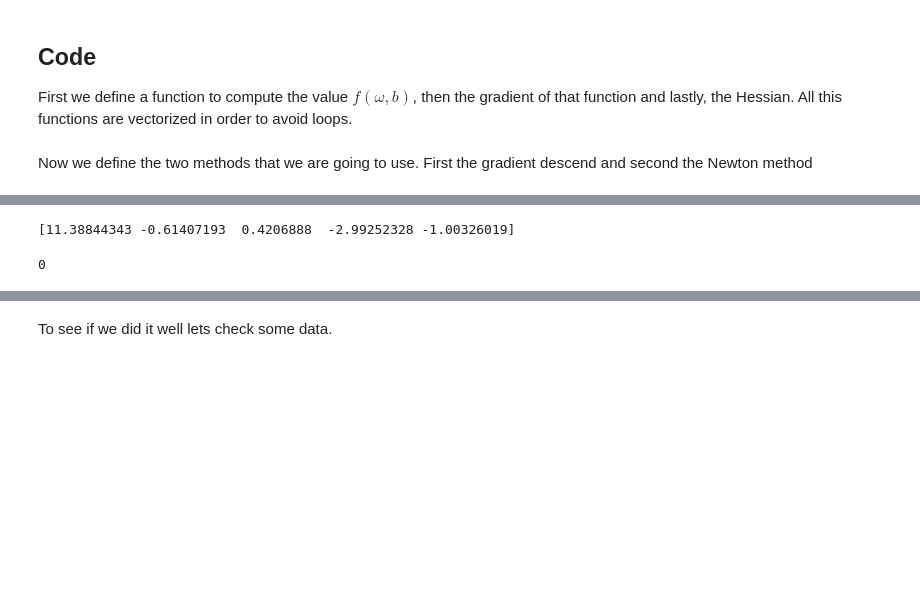
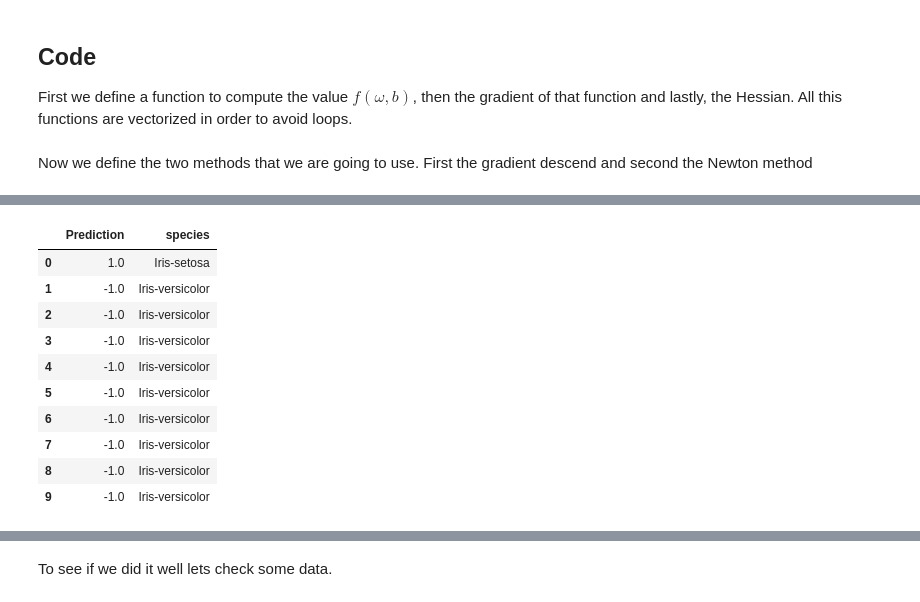
Before and after one commit to tamames/Optimization-homework, a Jupyter notebook: 3/Entrega3.ipynb, the cells around one changed output, grey strips where cells are left out. Cells and saved outputs as stored; diff of their text form; code cells hidden in the pictures; blank space fills up the shorter version.

```diff
--- a/3/Entrega3.ipynb
+++ b/3/Entrega3.ipynb
@@ -300,16 +319,30 @@ print(point_0)
+# %%
+point = gradient_descend(point_0, 0.01, Y, X.T)
+
+predictions = classify(point, X_test.T)
+predictions
+# %% [output]
+|  | Prediction | species |
+| 0 | 1.0 | Iris-setosa |
+| 1 | -1.0 | Iris-versicolor |
+| 2 | -1.0 | Iris-versicolor |
+| 3 | -1.0 | Iris-versicolor |
+| 4 | -1.0 | Iris-versicolor |
+| 5 | -1.0 | Iris-versicolor |
+| 6 | -1.0 | Iris-versicolor |
+| 7 | -1.0 | Iris-versicolor |
+| 8 | -1.0 | Iris-versicolor |
+| 9 | -1.0 | Iris-versicolor |
 # %%
-point = newtons_method(10e-5, point_0, 0.01, Y, X.T)
-print(point)
-w = point[1:]
-b = point[0]
+# point_g = gradient_descend(point_0, 0.01, Y, X.T)
+# print(point_g)
+# w_g = point_g[1:]
+# b_g = point_g[0]
 
-w_matrix = np.tile(w, (90, 1)).T
-b_vector = np.full_like(Y, fill_value=b)
-pred = np.sign((w_matrix * X.T).sum(0) + b_vector)
-(Y != pred).sum()
+# w_matrix = np.tile(w_g, (90, 1)).T
+# b_vector = np.full_like(Y, fill_value=b_g)
+# pred = np.sign((w_matrix * X.T).sum(0) + b_vector)
+# (Y != pred).sum()
-# %% [output]
-[11.38844343 -0.61407193  0.4206888  -2.99252328 -1.00326019]
-0
 # %%
 def fit(point_0, Y, X, stop, newton = True):
     """We start with mu big enough so our function is differentiable
```
Also changed, not shown: parts of 12 cells of this notebook.
